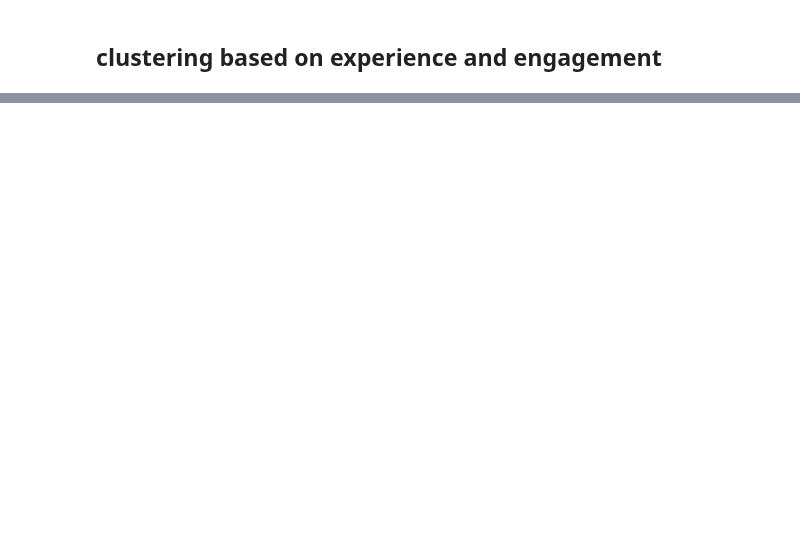
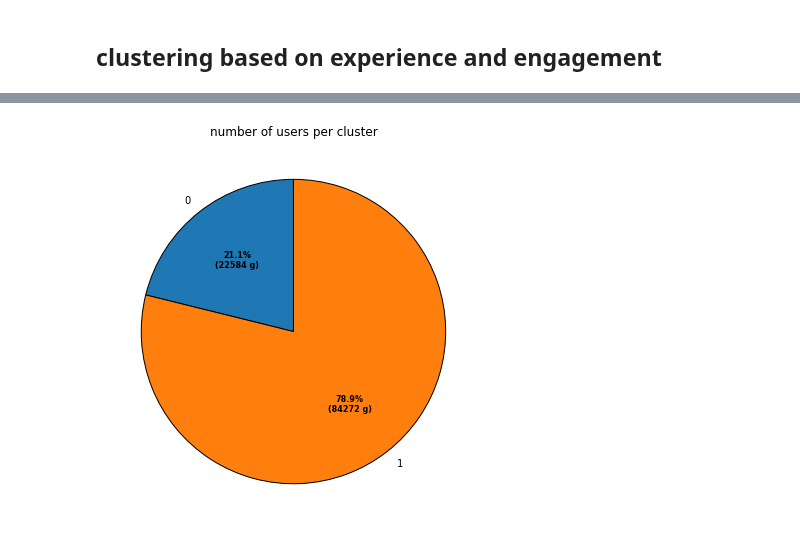
Before and after one commit to benbel376/telecom_users_analytics, a Jupyter notebook: notebooks/user_satisfaction_analysis.ipynb, the cells around one changed output, grey strips where cells are left out. Saved outputs shown, nothing was run; the diff lists cells and outputs as text; code cells hidden in the pictures; blank space fills up the shorter version.

```diff
--- a/notebooks/user_satisfaction_analysis.ipynb
+++ b/notebooks/user_satisfaction_analysis.ipynb
@@ -180,0 +195,4 @@ sumar.plot_pie(clus_df, ["Clusters_exp_eng", "exp_mean"], "experience score mean
+# %%
+sumar.plot_pie(clus_df, ["Clusters_exp_eng", "user_count"], "number of users per cluster")
+# %% [output]
+[figure, added]
```
Also changed, not shown: parts of 15 cells of this notebook, 4 other files.
